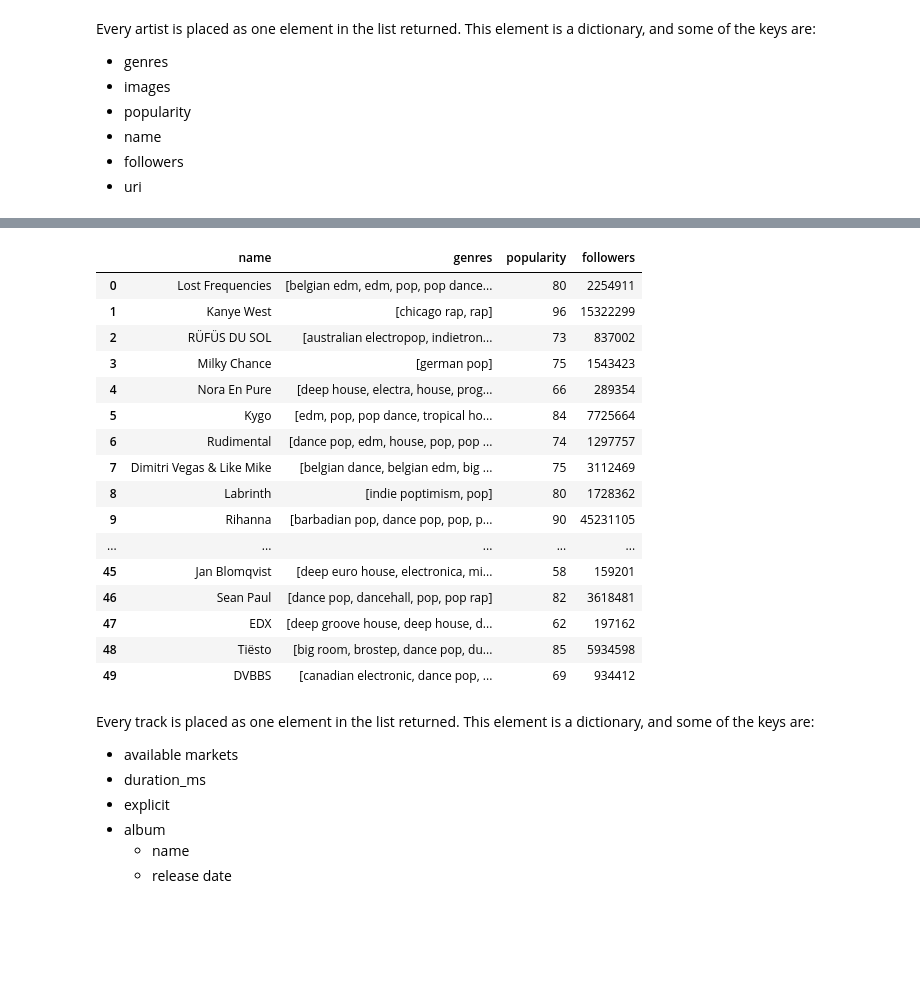
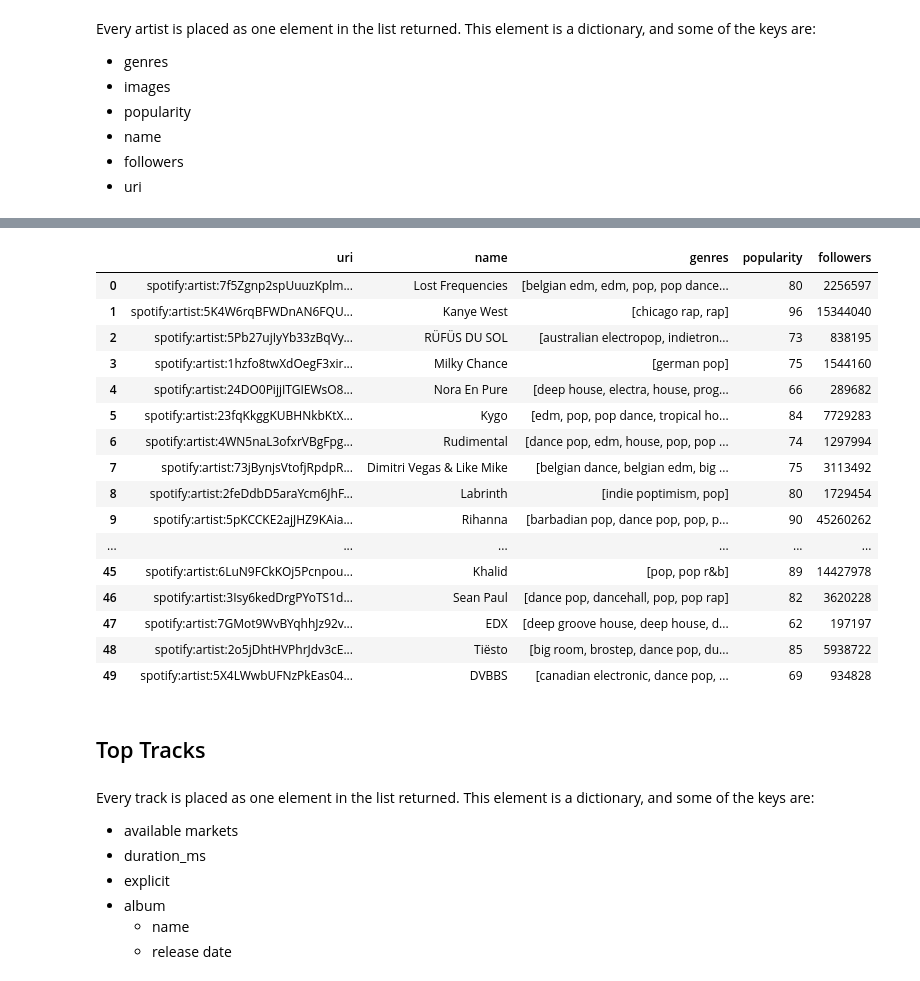
Before and after one commit to alessandranuliana/my-spotify-eda, a Jupyter notebook: MySpotifyEDA.ipynb, the cells around one changed output, grey strips where cells are left out. Cells and saved outputs as stored; diff of their text form; code cells hidden in the pictures; blank space fills up the shorter version.

```diff
--- a/MySpotifyEDA.ipynb
+++ b/MySpotifyEDA.ipynb
@@ -105,19 +169,3 @@ def create_df_artists(names: list, genres: list, popularities: list, followers:
-# %%
-def get_attributes_from_artists(data: list):
-    followers = []
-    genres = []
-    name = []
-    popularity = []
-
-    for index in range(len(data)):
-        followers.append(data[index]['followers']['total'])
-        genres.append(data[index]['genres'])
-        name.append(data[index]['name'])
-        popularity.append(data[index]['popularity'])
-
-    return followers, genres, name, popularity
 # %%
-columns_artist = ['name', 'genres', 'popularity', 'followers']
+columns_artist = ['uri', 'name', 'genres', 'popularity', 'followers']
-# %%
-columns_artist = ['name', 'genres', 'popularity', 'followers']
 # %%
@@ -146,23 +196,23 @@ top_artists_medium
 # %%
-followers_long, genres_long, names_long, popularities_long = get_attributes_from_artist(top_artists_long)
+uri_long, followers_long, genres_long, names_long, popularities_long = get_attributes_from_artists(top_artists_long)
 # %%
-data_top_artists_long = create_df_artists(names_long, genres_long, popularities_long, followers_long, columns_artist)
+data_top_artists_long = create_df_artists(uri_long, names_long, genres_long, popularities_long, followers_long, columns_artist)
 data_top_artists_long
 # %% [output]
-|  | name | genres | popularity | followers |
-| 0 | Lost Frequencies | [belgian edm, edm, pop, pop dance... | 80 | 2254911 |
-| 1 | Kanye West | [chicago rap, rap] | 96 | 15322299 |
-| 2 | RÜFÜS DU SOL | [australian electropop, indietron... | 73 | 837002 |
-| 3 | Milky Chance | [german pop] | 75 | 1543423 |
-| 4 | Nora En Pure | [deep house, electra, house, prog... | 66 | 289354 |
-| 5 | Kygo | [edm, pop, pop dance, tropical ho... | 84 | 7725664 |
-| 6 | Rudimental | [dance pop, edm, house, pop, pop ... | 74 | 1297757 |
-| 7 | Dimitri Vegas & Like Mike | [belgian dance, belgian edm, big ... | 75 | 3112469 |
-| 8 | Labrinth | [indie poptimism, pop] | 80 | 1728362 |
-| 9 | Rihanna | [barbadian pop, dance pop, pop, p... | 90 | 45231105 |
-| ... | ... | ... | ... | ... |
-| 45 | Jan Blomqvist | [deep euro house, electronica, mi... | 58 | 159201 |
-| 46 | Sean Paul | [dance pop, dancehall, pop, pop rap] | 82 | 3618481 |
-| 47 | EDX | [deep groove house, deep house, d... | 62 | 197162 |
-| 48 | Tiësto | [big room, brostep, dance pop, du... | 85 | 5934598 |
-| 49 | DVBBS | [canadian electronic, dance pop, ... | 69 | 934412 |
+|  | uri | name | genres | popularity | followers |
+| 0 | spotify:artist:7f5Zgnp2spUuuzKplm... | Lost Frequencies | [belgian edm, edm, pop, pop dance... | 80 | 2256597 |
+| 1 | spotify:artist:5K4W6rqBFWDnAN6FQU... | Kanye West | [chicago rap, rap] | 96 | 15344040 |
+| 2 | spotify:artist:5Pb27ujIyYb33zBqVy... | RÜFÜS DU SOL | [australian electropop, indietron... | 73 | 838195 |
+| 3 | spotify:artist:1hzfo8twXdOegF3xir... | Milky Chance | [german pop] | 75 | 1544160 |
+| 4 | spotify:artist:24DO0PijjITGIEWsO8... | Nora En Pure | [deep house, electra, house, prog... | 66 | 289682 |
+| 5 | spotify:artist:23fqKkggKUBHNkbKtX... | Kygo | [edm, pop, pop dance, tropical ho... | 84 | 7729283 |
+| 6 | spotify:artist:4WN5naL3ofxrVBgFpg... | Rudimental | [dance pop, edm, house, pop, pop ... | 74 | 1297994 |
+| 7 | spotify:artist:73jBynjsVtofjRpdpR... | Dimitri Vegas & Like Mike | [belgian dance, belgian edm, big ... | 75 | 3113492 |
+| 8 | spotify:artist:2feDdbD5araYcm6JhF... | Labrinth | [indie poptimism, pop] | 80 | 1729454 |
+| 9 | spotify:artist:5pKCCKE2ajJHZ9KAia... | Rihanna | [barbadian pop, dance pop, pop, p... | 90 | 45260262 |
+| ... | ... | ... | ... | ... | ... |
+| 45 | spotify:artist:6LuN9FCkKOj5Pcnpou... | Khalid | [pop, pop r&b] | 89 | 14427978 |
+| 46 | spotify:artist:3Isy6kedDrgPYoTS1d... | Sean Paul | [dance pop, dancehall, pop, pop rap] | 82 | 3620228 |
+| 47 | spotify:artist:7GMot9WvBYqhhJz92v... | EDX | [deep groove house, deep house, d... | 62 | 197197 |
+| 48 | spotify:artist:2o5jDhtHVPhrJdv3cE... | Tiësto | [big room, brostep, dance pop, du... | 85 | 5938722 |
+| 49 | spotify:artist:5X4LWwbUFNzPkEas04... | DVBBS | [canadian electronic, dance pop, ... | 69 | 934828 |
@@ -169,3 +221,5 @@ data_top_artists_long
+# %% [markdown]
+## Top Tracks
 # %% [markdown]
 Every track is placed as one element in the list returned. This element is a dictionary, and some of the keys are:
 - available markets
```
Also changed, not shown: parts of 40 cells of this notebook, 5 other files.
